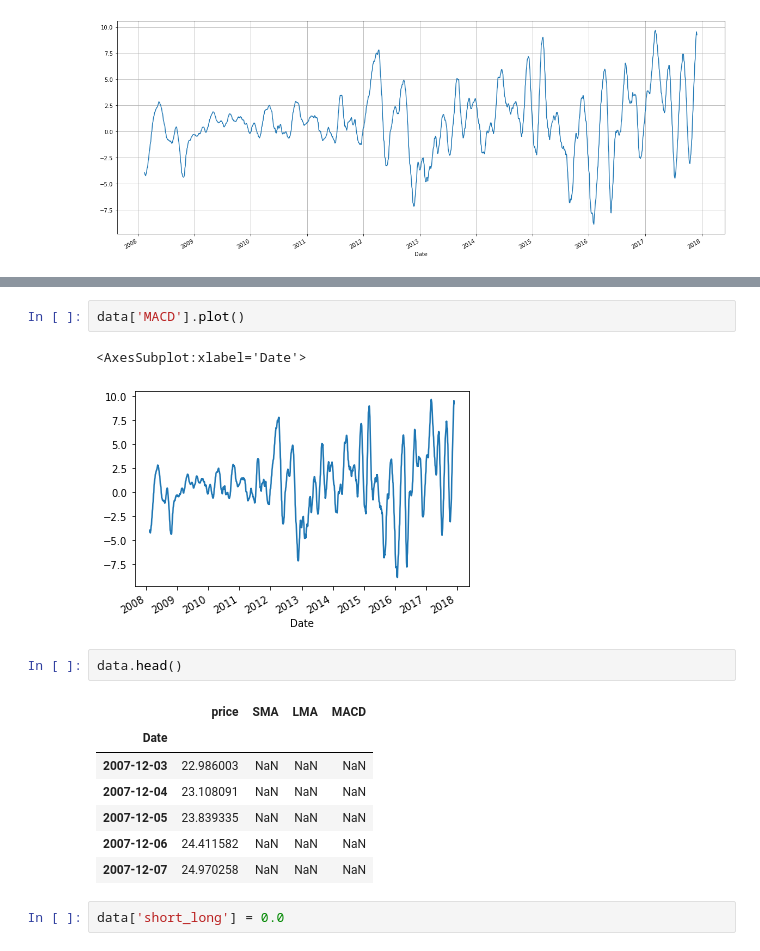
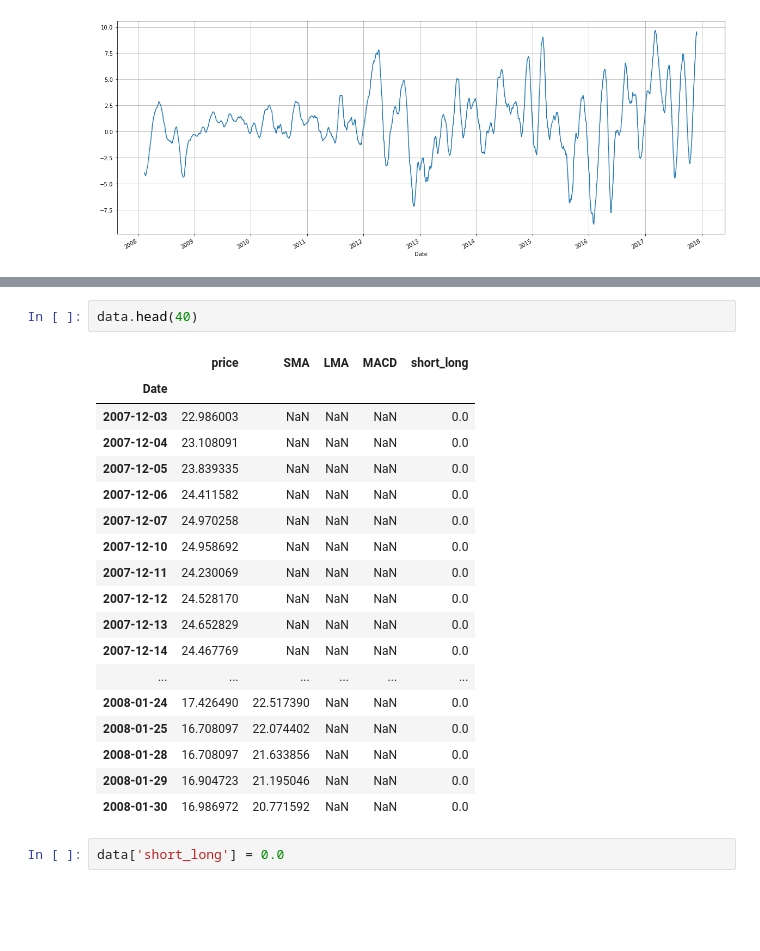
Before and after one commit to secmldev/macd, a Jupyter notebook: 301_macd_signal_line_development.ipynb, the cells around one changed output, grey strips where cells are left out. Saved outputs shown, nothing was run; the diff lists cells and outputs as text; blank space fills up the shorter version.

```diff
--- a/301_macd_signal_line_development.ipynb
+++ b/301_macd_signal_line_development.ipynb
@@ -206,18 +118,24 @@ data.head(100)
-# %%
-data['MACD'].plot()
-# %% [output]
-<AxesSubplot:xlabel='Date'>
-[figure, removed]
-# %%
-data.head()
-# %% [output]
-|  | price | SMA | LMA | MACD |
-| Date |  |  |  |  |
-| 2007-12-03 | 22.986003 | NaN | NaN | NaN |
-| 2007-12-04 | 23.108091 | NaN | NaN | NaN |
-| 2007-12-05 | 23.839335 | NaN | NaN | NaN |
-| 2007-12-06 | 24.411582 | NaN | NaN | NaN |
-| 2007-12-07 | 24.970258 | NaN | NaN | NaN |
+# %%
+data.head(40)
+# %% [output]
+|  | price | SMA | LMA | MACD | short_long |
+| Date |  |  |  |  |  |
+| 2007-12-03 | 22.986003 | NaN | NaN | NaN | 0.0 |
+| 2007-12-04 | 23.108091 | NaN | NaN | NaN | 0.0 |
+| 2007-12-05 | 23.839335 | NaN | NaN | NaN | 0.0 |
+| 2007-12-06 | 24.411582 | NaN | NaN | NaN | 0.0 |
+| 2007-12-07 | 24.970258 | NaN | NaN | NaN | 0.0 |
+| 2007-12-10 | 24.958692 | NaN | NaN | NaN | 0.0 |
+| 2007-12-11 | 24.230069 | NaN | NaN | NaN | 0.0 |
+| 2007-12-12 | 24.528170 | NaN | NaN | NaN | 0.0 |
+| 2007-12-13 | 24.652829 | NaN | NaN | NaN | 0.0 |
+| 2007-12-14 | 24.467769 | NaN | NaN | NaN | 0.0 |
+| ... | ... | ... | ... | ... | ... |
+| 2008-01-24 | 17.426490 | 22.517390 | NaN | NaN | 0.0 |
+| 2008-01-25 | 16.708097 | 22.074402 | NaN | NaN | 0.0 |
+| 2008-01-28 | 16.708097 | 21.633856 | NaN | NaN | 0.0 |
+| 2008-01-29 | 16.904723 | 21.195046 | NaN | NaN | 0.0 |
+| 2008-01-30 | 16.986972 | 20.771592 | NaN | NaN | 0.0 |
 # %%
 data['short_long'] = 0.0
 # %%
```
Also changed, not shown: parts of 12 cells of this notebook, 17 other files.
